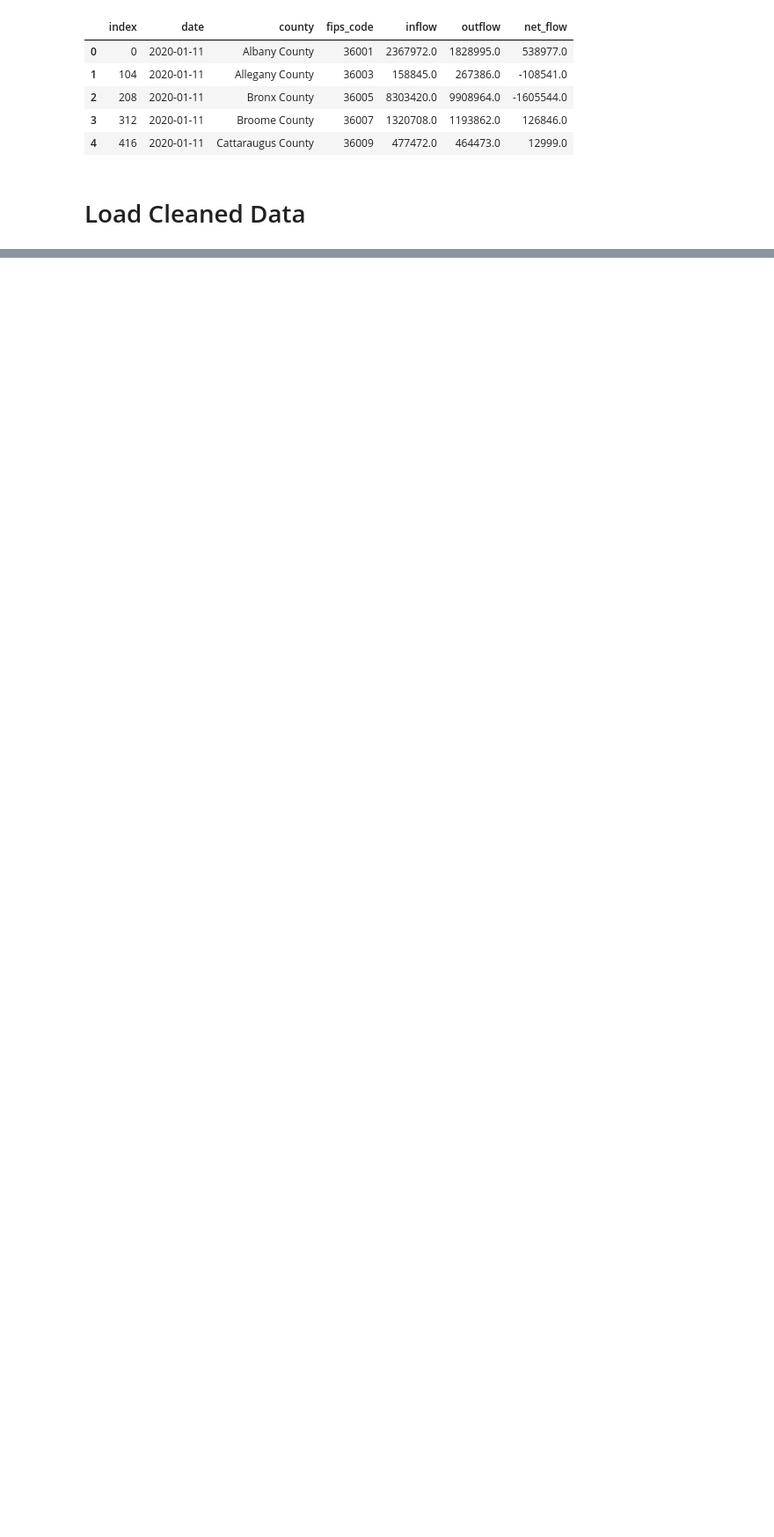
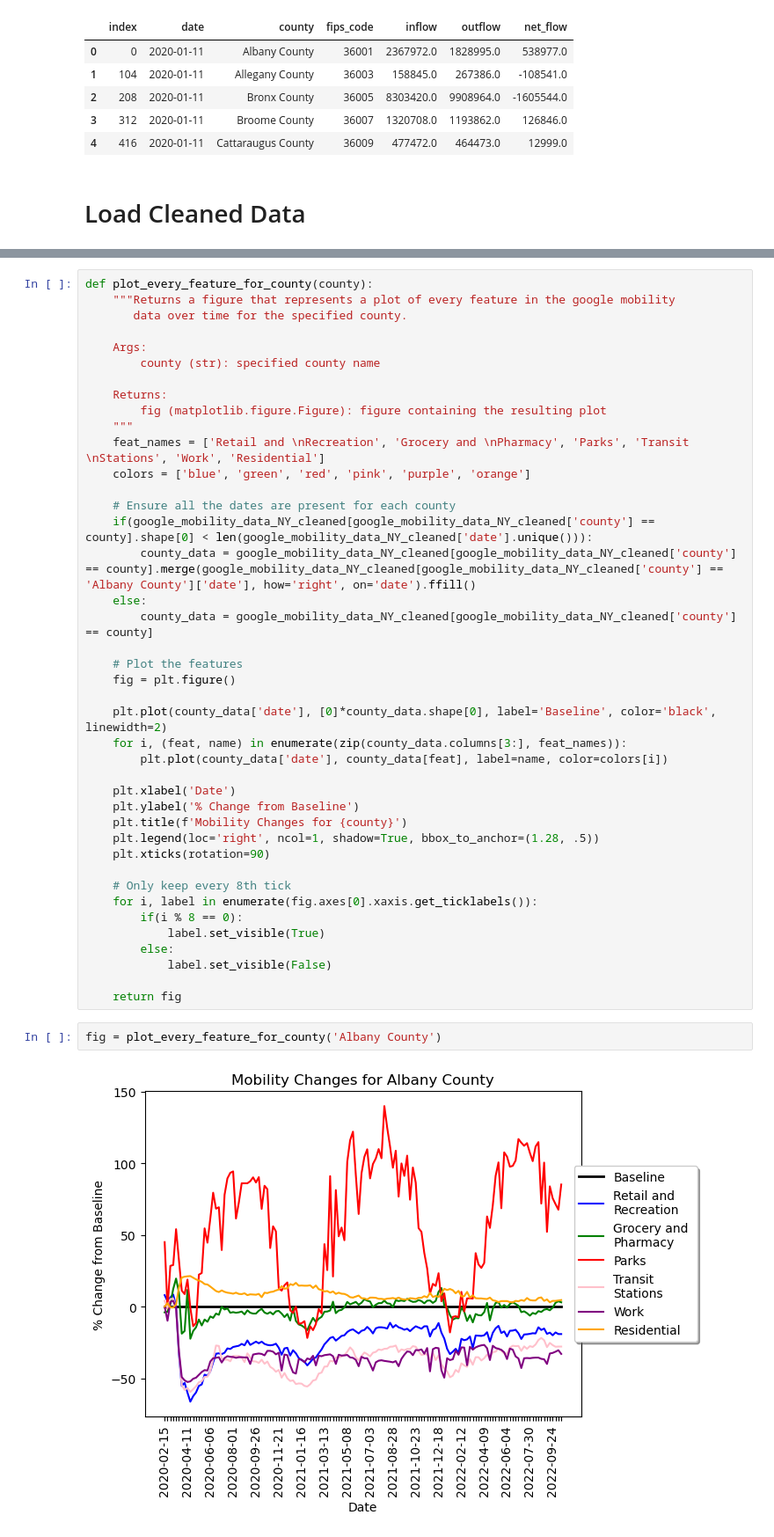
Before and after one commit to guptashrey/spread-of-airborne-diseases, a Jupyter notebook: src/getMobilityData.ipynb, the cells around one changed output, grey strips where cells are left out. Shown: that part at 88% size. Drawn from its saved outputs; the diff is of its cells as text; blank space fills up the shorter version.

Commit message:
Added functions for visualizations

```diff
--- a/src/getMobilityData.ipynb
+++ b/src/getMobilityData.ipynb
@@ -240,0 +221,45 @@ plt.show()
+# %%
+def plot_every_feature_for_county(county):
+    """Returns a figure that represents a plot of every feature in the google mobility
+       data over time for the specified county.
+
+    Args:
+        county (str): specified county name
+
+    Returns:
+        fig (matplotlib.figure.Figure): figure containing the resulting plot
+    """
+    feat_names = ['Retail and \nRecreation', 'Grocery and \nPharmacy', 'Parks', 'Transit \nStations', 'Work', 'Residential']
+    colors = ['blue', 'green', 'red', 'pink', 'purple', 'orange']
+
+    # Ensure all the dates are present for each county
+    if(google_mobility_data_NY_cleaned[google_mobility_data_NY_cleaned['county'] == county].shape[0] < len(google_mobility_data_NY_cleaned['date'].unique())):
+        county_data = google_mobility_data_NY_cleaned[google_mobility_data_NY_cleaned['county'] == county].merge(google_mobility_data_NY_cleaned[google_mobility_data_NY_cleaned['county'] == 'Albany County']['date'], how='right', on='date').ffill()
+    else:
+        county_data = google_mobility_data_NY_cleaned[google_mobility_data_NY_cleaned['county'] == county]
+
+    # Plot the features
+    fig = plt.figure()
+
+    plt.plot(county_data['date'], [0]*county_data.shape[0], label='Baseline', color='black', linewidth=2)
+    for i, (feat, name) in enumerate(zip(county_data.columns[3:], feat_names)):
+        plt.plot(county_data['date'], county_data[feat], label=name, color=colors[i])
+
+    plt.xlabel('Date')
+    plt.ylabel('% Change from Baseline')
+    plt.title(f'Mobility Changes for {county}')
+    plt.legend(loc='right', ncol=1, shadow=True, bbox_to_anchor=(1.28, .5))
+    plt.xticks(rotation=90)
+
+    # Only keep every 8th tick
+    for i, label in enumerate(fig.axes[0].xaxis.get_ticklabels()):
+        if(i % 8 == 0):
+            label.set_visible(True)
+        else:
+            label.set_visible(False)
+
+    return fig
+# %%
+fig = plot_every_feature_for_county('Albany County')
+# %% [output]
+[figure, added]
```
Also changed, not shown: parts of 6 cells of this notebook.
